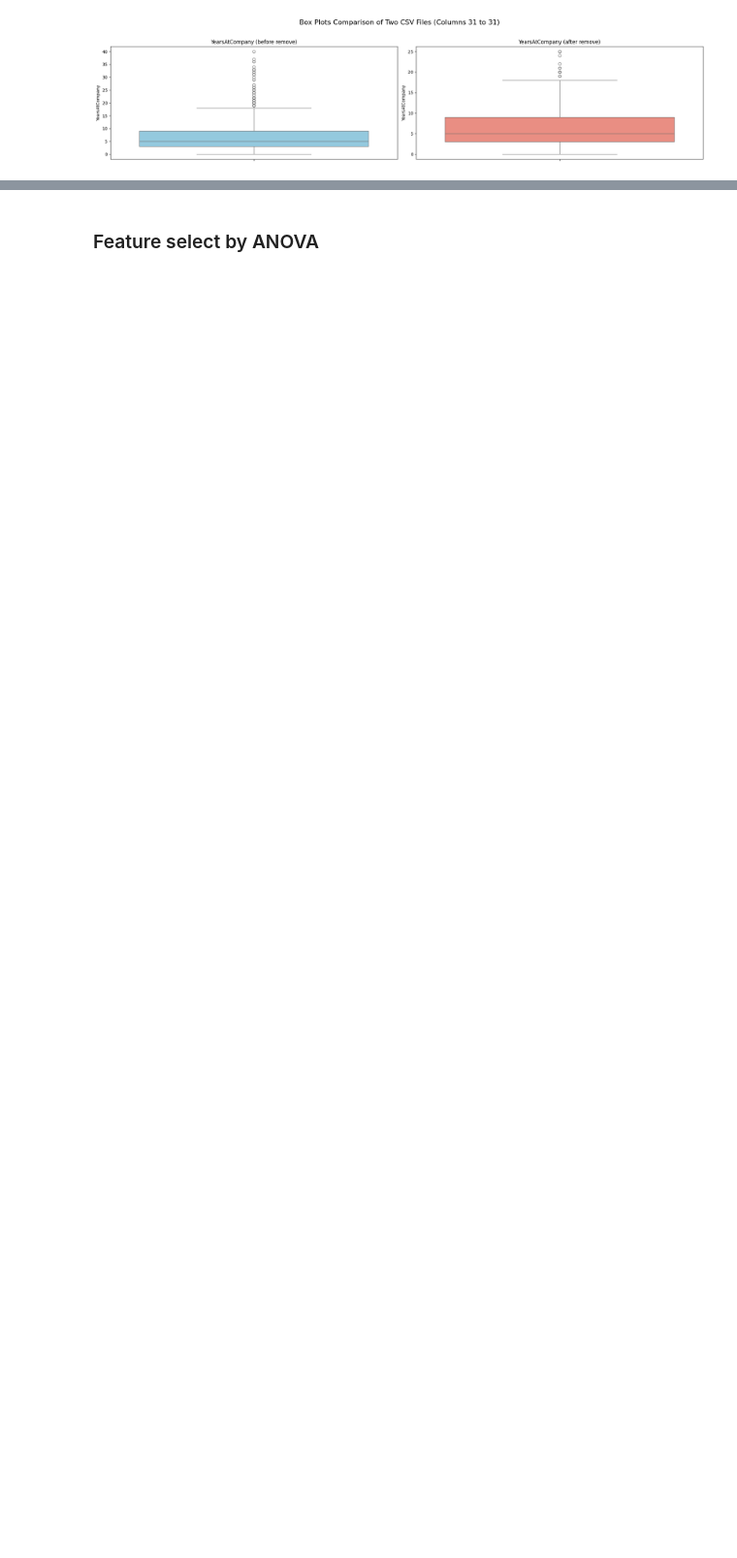
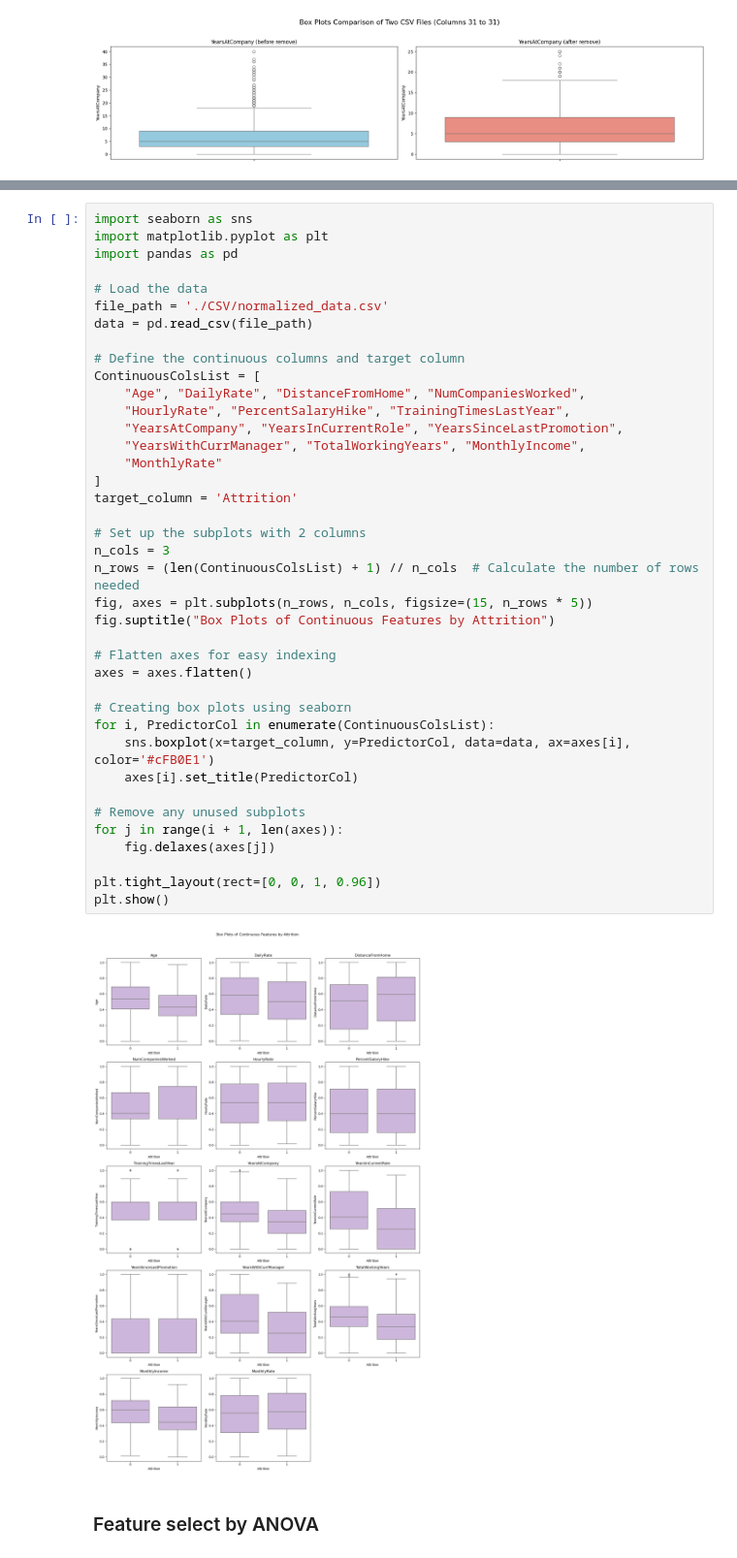
Before and after one commit to ManchineLearningENN/ImageProc_ML, a Jupyter notebook: main.ipynb, the cells around one changed output, grey strips where cells are left out. Shown at 97% size. Saved outputs shown, nothing was run; the diff lists cells and outputs as text; blank space fills up the shorter version.

```diff
--- a/main.ipynb
+++ b/main.ipynb
@@ -681,3 +711,44 @@ plot_boxplots_side_by_side(df1, df2, common_numeric_columns, "Box Plots Comparis
+# %%
+import seaborn as sns
+import matplotlib.pyplot as plt
+import pandas as pd
+
+# Load the data
+file_path = './CSV/normalized_data.csv'
+data = pd.read_csv(file_path)
+
+# Define the continuous columns and target column
+ContinuousColsList = [
+    "Age", "DailyRate", "DistanceFromHome", "NumCompaniesWorked",
+    "HourlyRate", "PercentSalaryHike", "TrainingTimesLastYear",
+    "YearsAtCompany", "YearsInCurrentRole", "YearsSinceLastPromotion",
+    "YearsWithCurrManager", "TotalWorkingYears", "MonthlyIncome",
+    "MonthlyRate"
+]
+target_column = 'Attrition'
+
+# Set up the subplots with 2 columns
+n_cols = 3
+n_rows = (len(ContinuousColsList) + 1) // n_cols  # Calculate the number of rows needed
+fig, axes = plt.subplots(n_rows, n_cols, figsize=(15, n_rows * 5))
+fig.suptitle("Box Plots of Continuous Features by Attrition")
+
+# Flatten axes for easy indexing
+axes = axes.flatten()
+
+# Creating box plots using seaborn
+for i, PredictorCol in enumerate(ContinuousColsList):
+    sns.boxplot(x=target_column, y=PredictorCol, data=data, ax=axes[i], color='#cFB0E1')
+    axes[i].set_title(PredictorCol)
+
+# Remove any unused subplots
+for j in range(i + 1, len(axes)):
+    fig.delaxes(axes[j])
+
+plt.tight_layout(rect=[0, 0, 1, 0.96])
+plt.show()
+# %% [output]
+[figure, added]
 # %% [markdown]
 ### Feature select by ANOVA
 # %%
```
Also changed, not shown: parts of 2 cells of this notebook.
